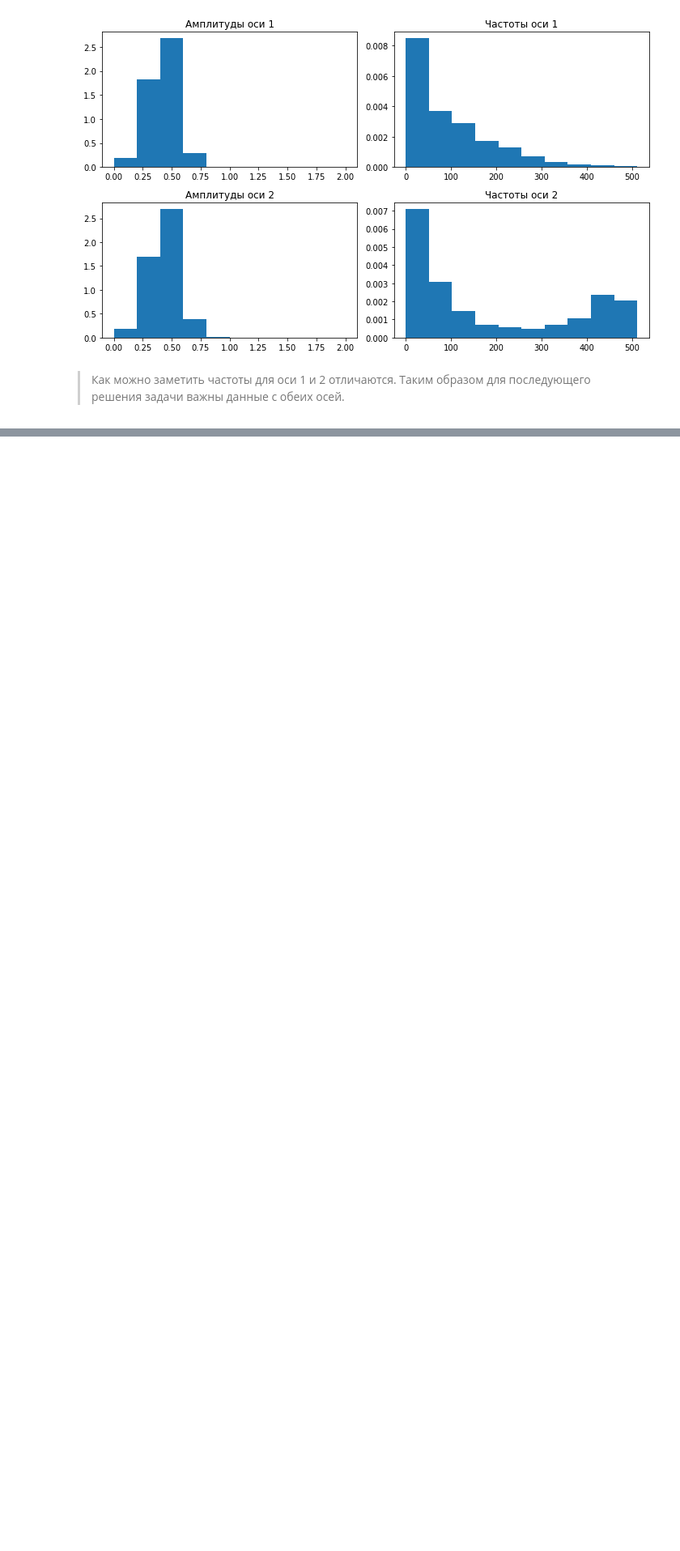
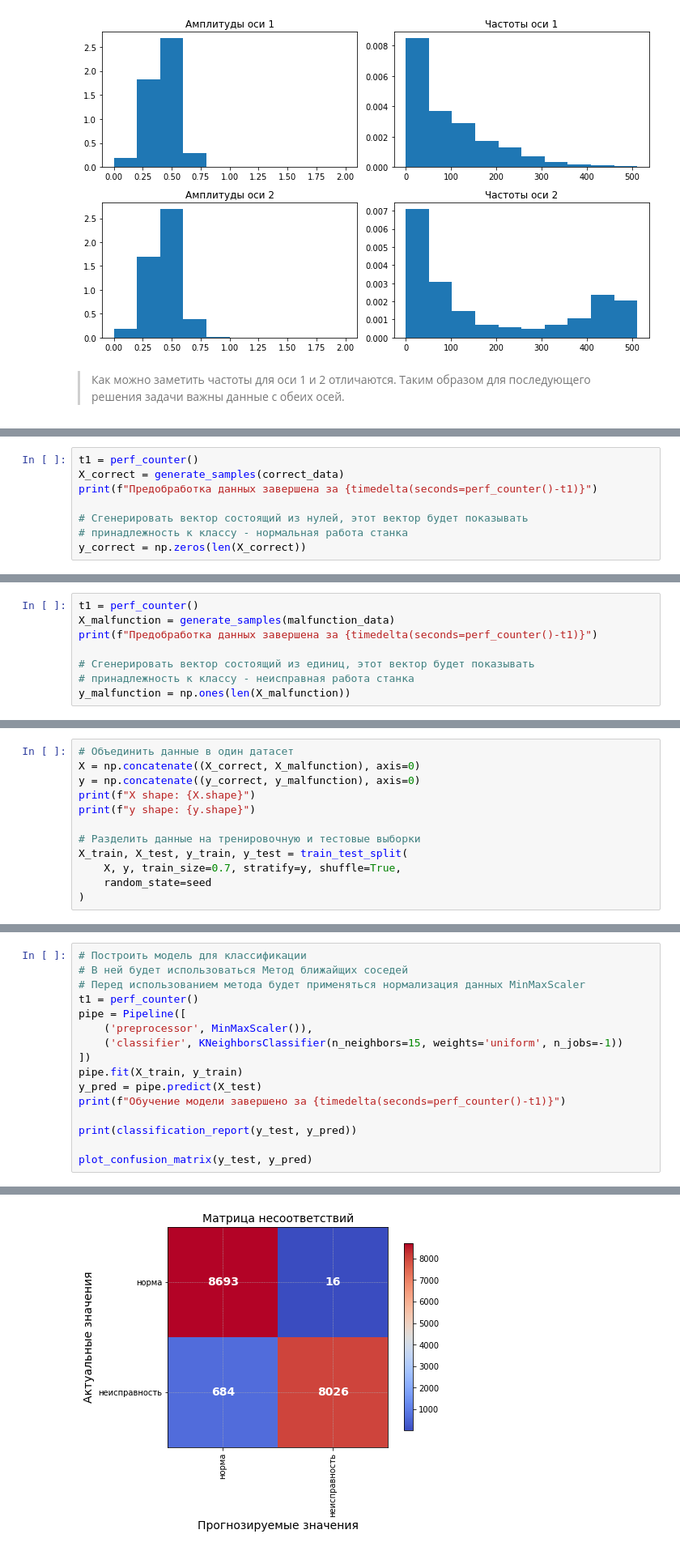
Before and after one commit to SergeiDm/Machine-Learning, a Jupyter notebook: failure_detection.ipynb, the cells around one changed output, grey strips where cells are left out. Shown: that part at 81% size. Cells and saved outputs as stored; diff of their text form; blank space fills up the shorter version.

```diff
--- a/failure_detection.ipynb
+++ b/failure_detection.ipynb
@@ -454,0 +357,8 @@ weighted avg       0.15      0.15      0.15     17419
+# %%
+t1 = perf_counter()
+X_correct = generate_samples(correct_data)
+print(f"Предобработка данных завершена за {timedelta(seconds=perf_counter()-t1)}")
+
+# Cгенерировать вектор состоящий из нулей, этот вектор будет показывать
+# принадлежность к классу - нормальная работа станка
+y_correct = np.zeros(len(X_correct))
@@ -454,0 +369,8 @@ weighted avg       0.15      0.15      0.15     17419
+# %%
+t1 = perf_counter()
+X_malfunction = generate_samples(malfunction_data)
+print(f"Предобработка данных завершена за {timedelta(seconds=perf_counter()-t1)}")
+
+# Cгенерировать вектор состоящий из единиц, этот вектор будет показывать
+# принадлежность к классу - неисправная работа станка
+y_malfunction = np.ones(len(X_malfunction))
@@ -454,0 +381,12 @@ weighted avg       0.15      0.15      0.15     17419
+# %%
+# Объединить данные в один датасет
+X = np.concatenate((X_correct, X_malfunction), axis=0)
+y = np.concatenate((y_correct, y_malfunction), axis=0)
+print(f"X shape: {X.shape}")
+print(f"y shape: {y.shape}")
+
+# Разделить данные на тренировочную и тестовые выборки
+X_train, X_test, y_train, y_test = train_test_split(
+    X, y, train_size=0.7, stratify=y, shuffle=True,
+    random_state=seed
+)
@@ -454,0 +442,17 @@ weighted avg       0.15      0.15      0.15     17419
+# %%
+# Построить модель для классификации
+# В ней будет использоваться Метод ближайщих соседей
+# Перед использованием метода будет применяться нормализация данных MinMaxScaler
+t1 = perf_counter()
+pipe = Pipeline([
+    ('preprocessor', MinMaxScaler()),
+    ('classifier', KNeighborsClassifier(n_neighbors=15, weights='uniform', n_jobs=-1))
+])
+pipe.fit(X_train, y_train)
+y_pred = pipe.predict(X_test)
+print(f"Обучение модели завершено за {timedelta(seconds=perf_counter()-t1)}")
+
+print(classification_report(y_test, y_pred))
+
+plot_confusion_matrix(y_test, y_pred)
+# %% [output]
@@ -454,0 +468 @@ weighted avg       0.15      0.15      0.15     17419
+[figure, added]
```
Also changed, not shown: parts of 53 cells of this notebook.
